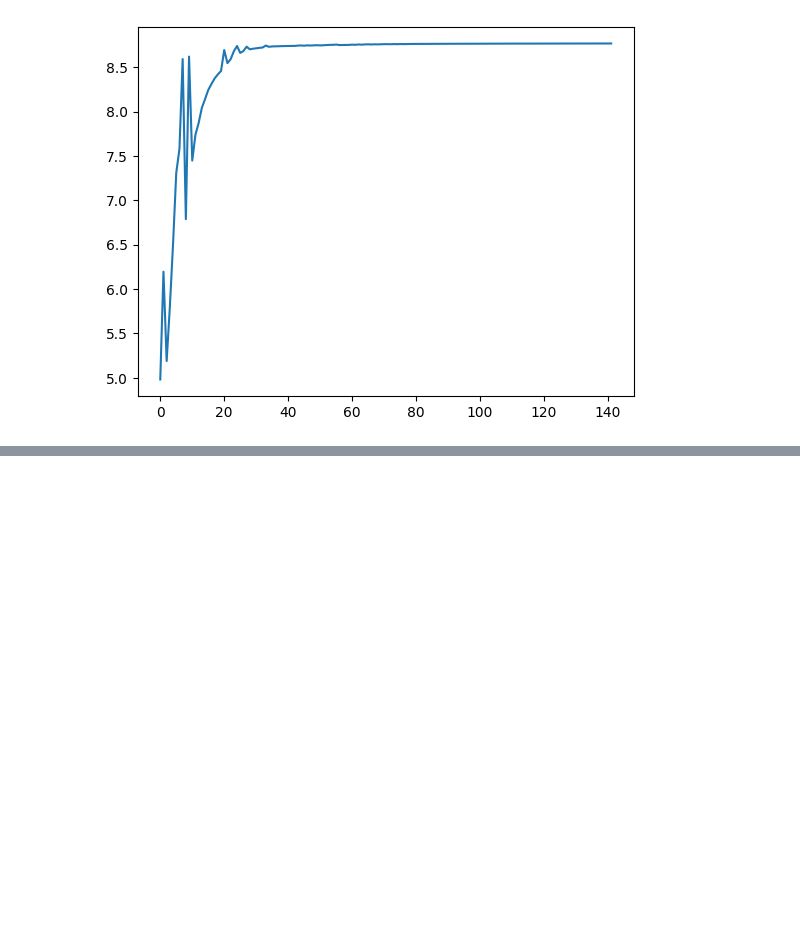
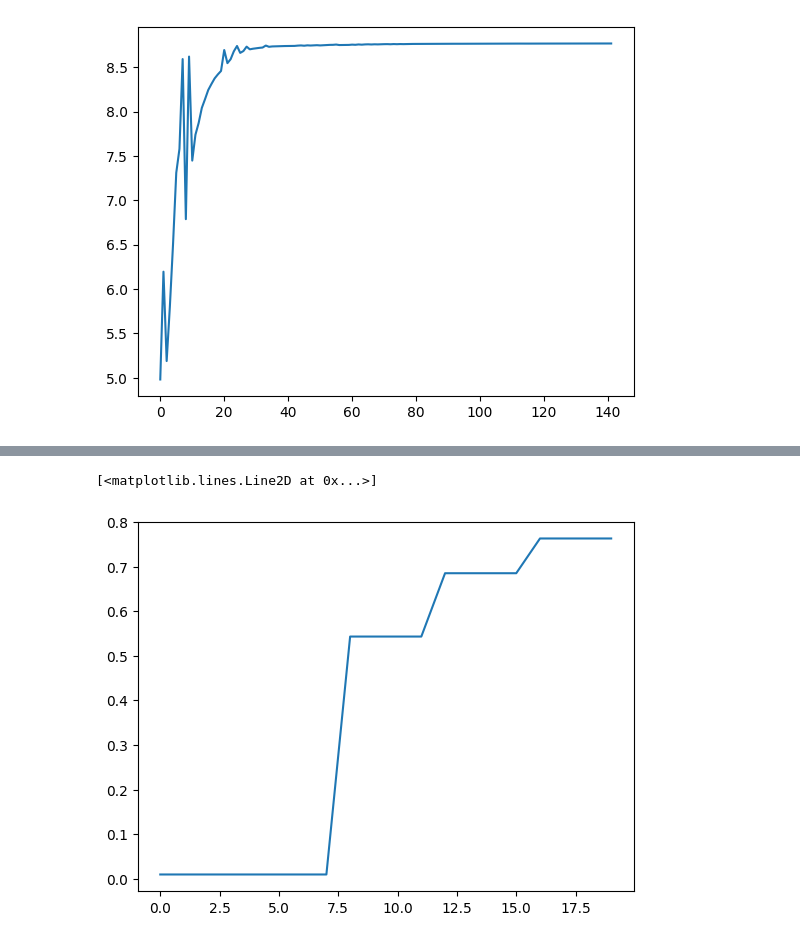
Before and after one commit to justinmiller33/3dasm_project, a Jupyter notebook: Optimization.ipynb, the cells around one changed output, grey strips where cells are left out. Drawn from its saved outputs; the diff is of its cells as text; code cells hidden in the pictures; blank space fills up the shorter version.

```diff
--- a/Optimization.ipynb
+++ b/Optimization.ipynb
@@ -480,0 +634,5 @@ plt.plot(energy_converge_space)
+# %%
+plt.plot(sigma_converge_space)
+# %% [output]
+[<matplotlib.lines.Line2D at 0x...>]
+[figure, added]
```
Also changed, not shown: parts of 5 cells of this notebook.
